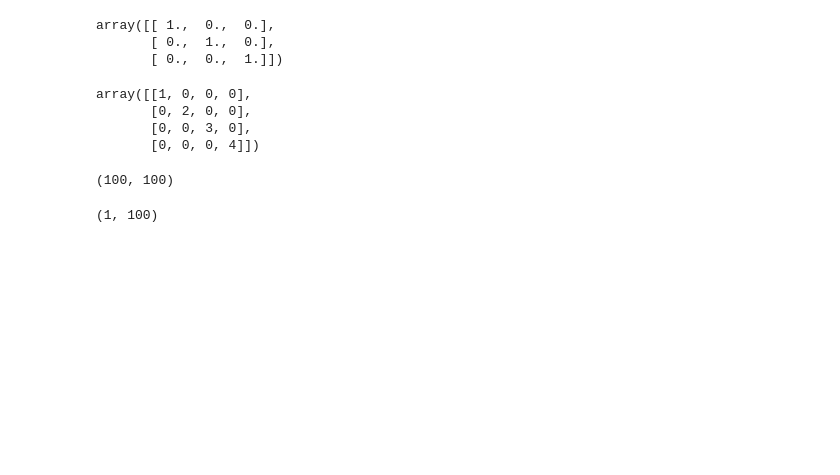
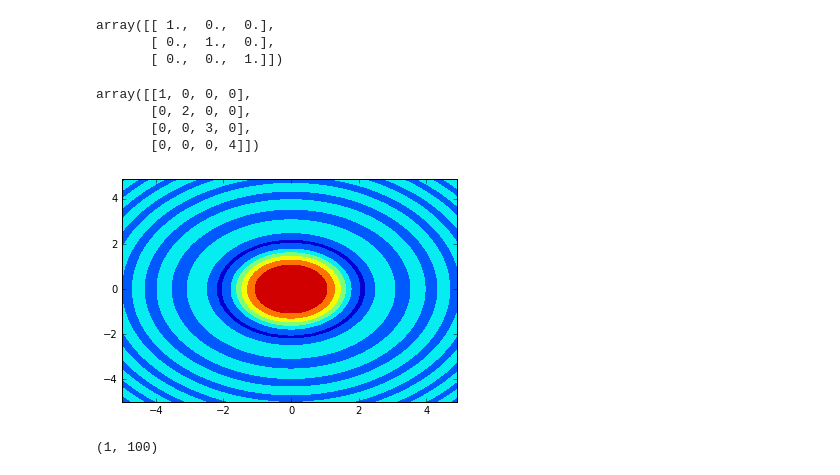
Before and after one commit to Solokirrik/cudaTPM, a Jupyter notebook: GPU_lect/Лекция4_ML/basic/0_numpy.ipynb, the cells around one changed output. Saved outputs shown, nothing was run; the diff lists cells and outputs as text; code cells hidden in the pictures; blank space fills up the shorter version.

```diff
--- a/GPU_lect/Лекция4_ML/basic/0_numpy.ipynb
+++ b/GPU_lect/Лекция4_ML/basic/0_numpy.ipynb
@@ -173,12 +173,11 @@ array([[1, 0, 0, 0],
 # %%
 x = np.arange(-5, 5, 0.1)
 y = np.arange(-5, 5, 0.1)
 xx, yy = np.meshgrid(x, y, sparse=True)
 z = np.sin(xx**2 + yy**2) / (xx**2 + yy**2)
-z.shape
 h = plt.contourf(x,y,z)
 # %% [output]
-(100, 100)
+[figure, added]
 # %%
 xx.shape
 # %% [output]
```
Also changed, not shown: 21 other files.
